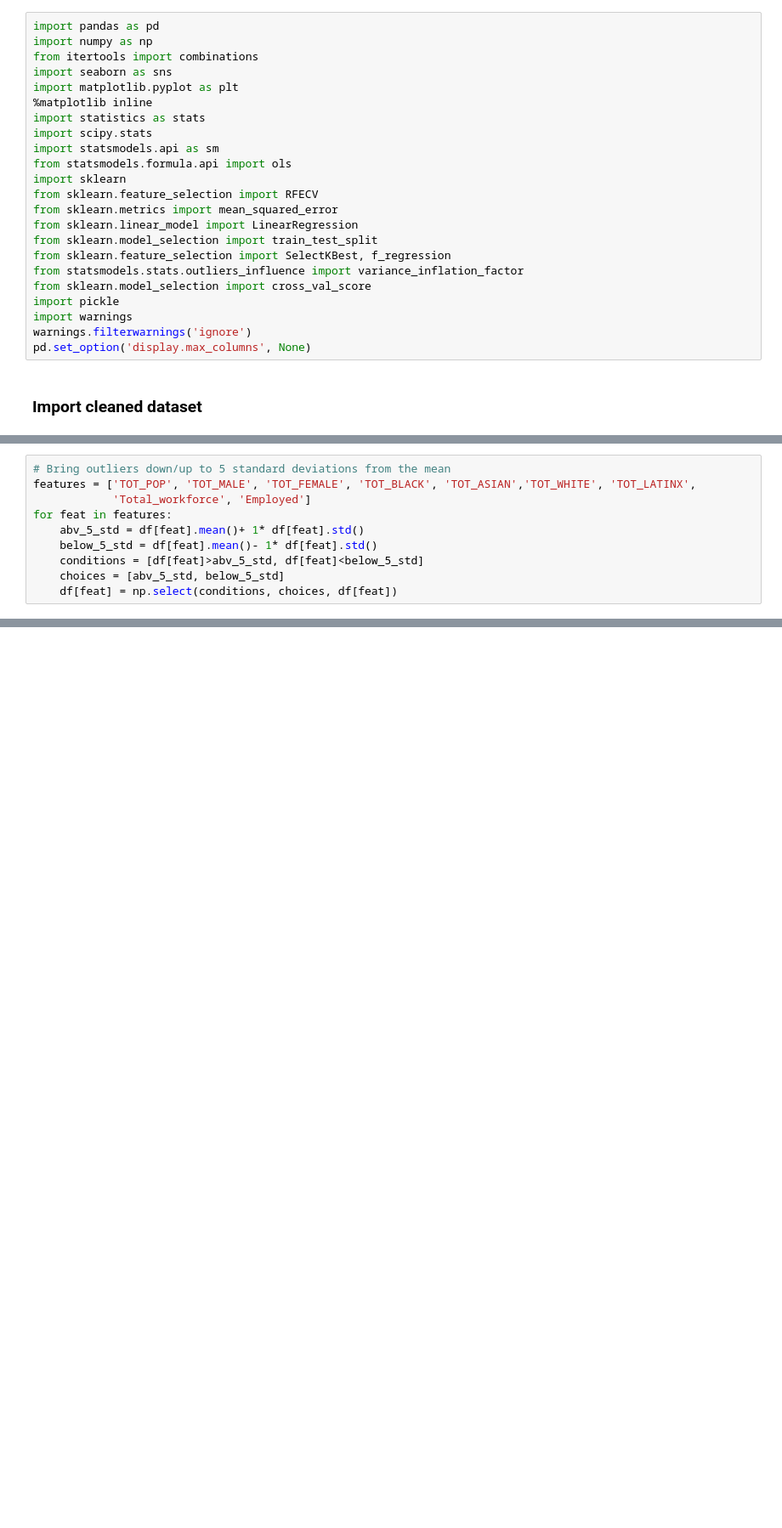
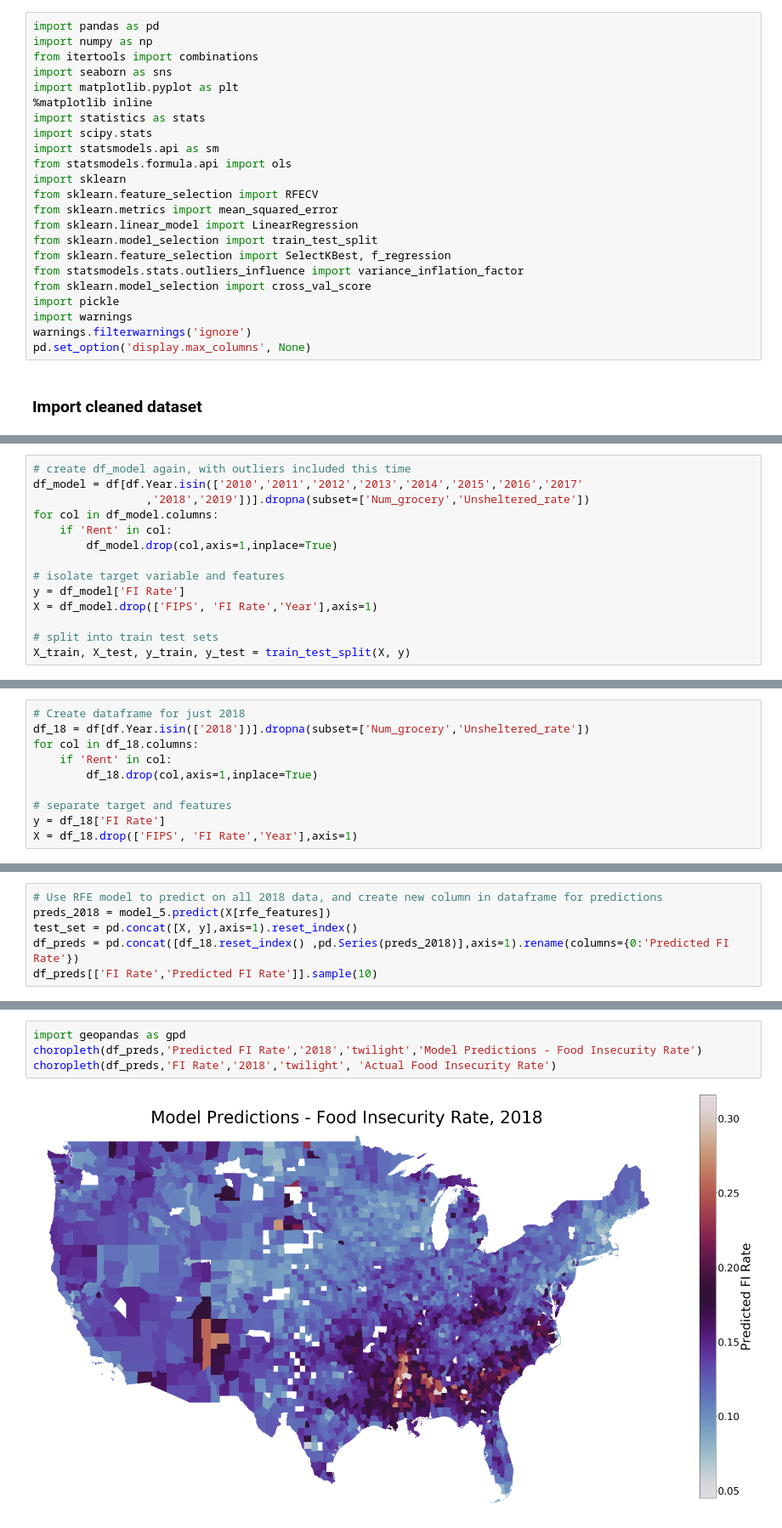
Before and after one commit to khyateed/projecting-food-insecurity, a Jupyter notebook: notebooks/modeling.ipynb, the cells around one changed output, grey strips where cells are left out. Shown at 85% size. Drawn from its saved outputs; the diff is of its cells as text; blank space fills up the shorter version.

```diff
--- a/notebooks/modeling.ipynb
+++ b/notebooks/modeling.ipynb
@@ -57,0 +192,14 @@ X_train, X_test, y_train, y_test = train_test_split(X, y,test_size=.2)
+# %%
+# create df_model again, with outliers included this time
+df_model = df[df.Year.isin(['2010','2011','2012','2013','2014','2015','2016','2017'
+                 ,'2018','2019'])].dropna(subset=['Num_grocery','Unsheltered_rate'])
+for col in df_model.columns:
+    if 'Rent' in col:
+        df_model.drop(col,axis=1,inplace=True)
+
+# isolate target variable and features
+y = df_model['FI Rate']
+X = df_model.drop(['FIPS', 'FI Rate','Year'],axis=1)
+
+# split into train test sets
+X_train, X_test, y_train, y_test = train_test_split(X, y)
@@ -133,10 +403,0 @@ plt.xticks(rotation=45,fontsize=14);
-# %%
-# Bring outliers down/up to 5 standard deviations from the mean
-features = ['TOT_POP', 'TOT_MALE', 'TOT_FEMALE', 'TOT_BLACK', 'TOT_ASIAN','TOT_WHITE', 'TOT_LATINX',
-            'Total_workforce', 'Employed']
-for feat in features:
-    abv_5_std = df[feat].mean()+ 1* df[feat].std()
-    below_5_std = df[feat].mean()- 1* df[feat].std()
-    conditions = [df[feat]>abv_5_std, df[feat]<below_5_std]
-    choices = [abv_5_std, below_5_std]
-    df[feat] = np.select(conditions, choices, df[feat])
@@ -335,0 +407,10 @@ RMSE Test: 0.019314376246171962
+# %%
+# Create dataframe for just 2018
+df_18 = df[df.Year.isin(['2018'])].dropna(subset=['Num_grocery','Unsheltered_rate'])
+for col in df_18.columns:
+    if 'Rent' in col:
+        df_18.drop(col,axis=1,inplace=True)
+
+# separate target and features
+y = df_18['FI Rate']
+X = df_18.drop(['FIPS', 'FI Rate','Year'],axis=1)
@@ -335,0 +419,6 @@ RMSE Test: 0.019314376246171962
+# %%
+# Use RFE model to predict on all 2018 data, and create new column in dataframe for predictions
+preds_2018 = model_5.predict(X[rfe_features])
+test_set = pd.concat([X, y],axis=1).reset_index()
+df_preds = pd.concat([df_18.reset_index() ,pd.Series(preds_2018)],axis=1).rename(columns={0:'Predicted FI Rate'})
+df_preds[['FI Rate','Predicted FI Rate']].sample(10)
@@ -335,0 +442,6 @@ RMSE Test: 0.019314376246171962
+# %%
+import geopandas as gpd
+choropleth(df_preds,'Predicted FI Rate','2018','twilight','Model Predictions - Food Insecurity Rate')
+choropleth(df_preds,'FI Rate','2018','twilight', 'Actual Food Insecurity Rate')
+# %% [output]
+[figure, added]
```
Also changed, not shown: parts of 71 cells of this notebook, 1 other file.
